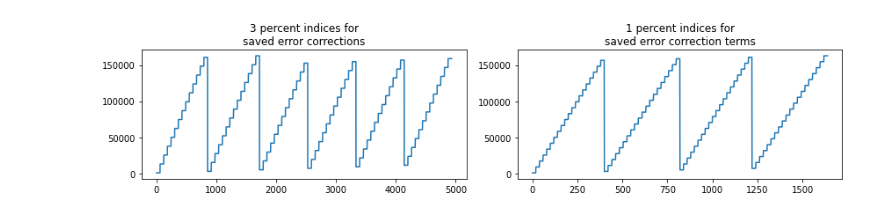
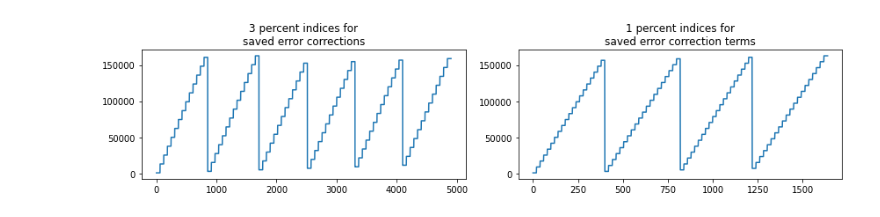
Before and after one commit to dcxSt/pfb-mod, a Jupyter notebook: little_scripts_testing/Conjugat_Gradient1.ipynb, the cells around one changed output. Saved outputs shown, nothing was run; the diff lists cells and outputs as text; code cells hidden in the pictures.

```diff
--- a/little_scripts_testing/Conjugat_Gradient1.ipynb
+++ b/little_scripts_testing/Conjugat_Gradient1.ipynb
@@ -44,49 +60,62 @@ def AT(x): # the transpose of A
 k = 80 # number of blocks (frames in chimeland) about 15 million
 
 def get_saved_idxs_3_percent(n_per_save=5,k=80):
-    # returns 3% of indices of most troublesome elements in TS
+    # returns 3% of indices of most troublesome channels
     LBLOCK = 2048
-    n_pix_3perc = 31616 # the number of pixels in eigenvalue plot that we're allowed
-    height_3 = 515 // n_per_save
-    width_3 = n_pix_3perc // height_3
-    saved_data_3perc = np.arange(LBLOCK//2 - width_3//2, LBLOCK//2 + width_3//2) # width
+    width_3 = int(LBLOCK * (0.03) * n_per_save)
+    saved_data_3perc = np.arange(LBLOCK//2 - width_3//2, LBLOCK//2 + width_3//2) # width of channels
     pices = [saved_data_3perc[(i*width_3)//n_per_save:((i+1)*width_3)//n_per_save] for i in range(n_per_save)]
     saved_idxs_3 = np.concatenate([
         np.concatenate(
             [pices[s] + s*LBLOCK + i*n_per_save*LBLOCK for i in range((k+n_per_save-s-1)//n_per_save)]
         ) for s in range(n_per_save)
     ])
-    return width_3 , saved_idxs_3
+    return width_3, saved_idxs_3
+
+# def get_saved_idxs_3_percent(n_per_save=5,k=80):
+#     # returns 3% of indices of most troublesome elements in TS
+#     LBLOCK = 2048
+#     n_pix_3perc = 31616 # the number of pixels in eigenvalue plot that we're allowed
+#     height_3 = 515 // n_per_save
+#     width_3 = n_pix_3perc // height_3
+#     saved_data_3perc = np.arange(LBLOCK//2 - width_3//2, LBLOCK//2 + width_3//2) # width
+#     pices = [saved_data_3perc[(i*width_3)//n_per_save:((i+1)*width_3)//n_per_save] for i in range(n_per_save)]
+#     saved_idxs_3 = np.concatenate([
+#         np.concatenate(
+#             [pices[s] + s*LBLOCK + i*n_per_save*LBLOCK for i in range((k+n_per_save-s-1)//n_per_save)]
+#         ) for s in range(n_per_save)
+#     ])
+#     return width_3 , saved_idxs_3
 
 def get_saved_idxs_1_percent(n_per_save=4,k=80):
     # returns 1% of indices of TS
     LBLOCK = 2048
     n_pix_1perc = 10542 # the number of pixels in eigenvalue plot that we're allowed (heigh 151)
     height_1 = 515 // n_per_save
     width_1 = n_pix_1perc // height_1
     saved_data_1perc = np.arange(LBLOCK//2 - width_1//2, LBLOCK//2 + width_1//2)
     pices = [saved_data_1perc[(i*width_1)//n_per_save:((i+1)*width_1)//n_per_save] for i in range(n_per_save)]
     saved_idxs_1 = np.concatenate([
         np.concatenate(
             [pices[s] + s*LBLOCK + i*n_per_save*LBLOCK for i in range((k+n_per_save-s-1)//n_per_save)]
         ) for s in range(n_per_save)
     ])
     return width_1 , saved_idxs_1
 
 width_3 , saved_idxs_3 = get_saved_idxs_3_percent(n_per_save=6 , k=k)
 width_1 , saved_idxs_1 = get_saved_idxs_1_percent(n_per_save=4 , k=k)
 
 
 plt.subplots(figsize=(12,3))
 plt.subplot(121)
 plt.plot(saved_idxs_3)
 plt.title("3 percent indices for\nsaved error corrections")
 
 plt.subplot(122)
 plt.plot(saved_idxs_1)
 plt.title("1 percent indices for\nsaved error correction terms")
 
 plt.tight_layout()
 plt.show()
 # %% [output]
-[figure, old version]
+[figure, new version]
```
Also changed, not shown: parts of 29 cells of this notebook, 2 other files.
